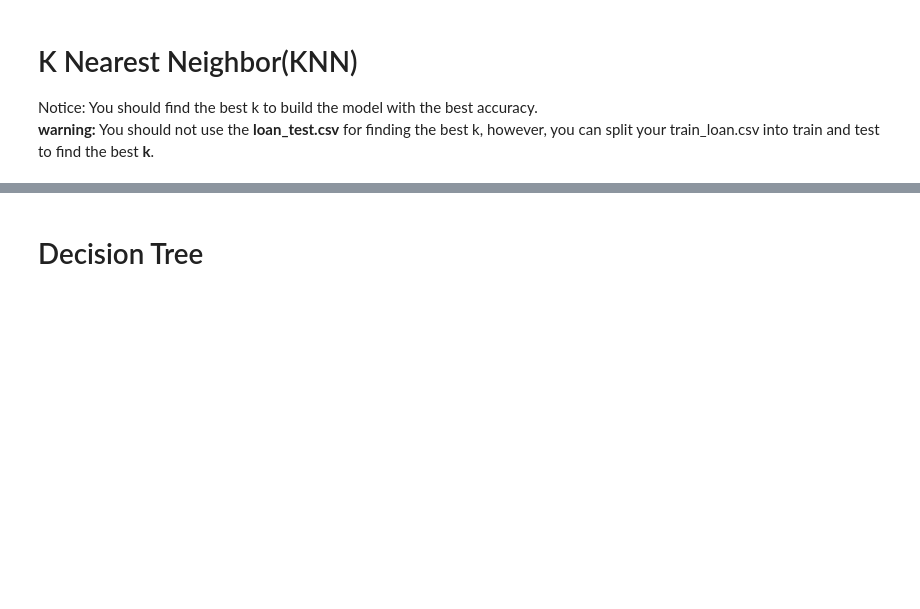
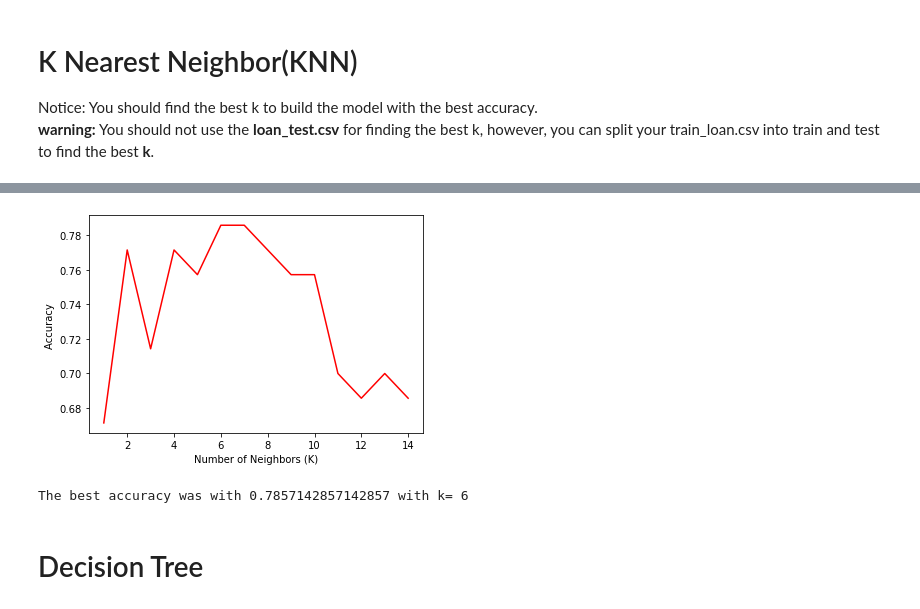
Before and after one commit to anicej/capstone-project, a Jupyter notebook: capstone-from-url.ipynb, the cells around one changed output, grey strips where cells are left out. Drawn from its saved outputs; the diff is of its cells as text; code cells hidden in the pictures; blank space fills up the shorter version.

```diff
--- a/capstone-from-url.ipynb
+++ b/capstone-from-url.ipynb
@@ -195,11 +323,15 @@ mean_acc
 # %%
 plt.plot(range(1,K),mean_acc,'r')
 # plt.fill_between(range(1,K),mean_acc - 1 * std_acc,mean_acc + 1 * std_acc, alpha=0.10)
 plt.ylabel('Accuracy ')
 plt.xlabel('Number of Neighbors (K)')
 # plt.tight_layout()
 plt.show()
 print( "The best accuracy was with", mean_acc.max(), "with k=", mean_acc.argmax()+1)
+knnModel = KNeighborsClassifier(n_neighbors = mean_acc.argmax()+1).fit(X_train,y_train)
+# %% [output]
+[figure, added]
+The best accuracy was with 0.7857142857142857 with k= 6
 # %% [markdown]
 # Decision Tree
 # %%
```
Also changed, not shown: parts of 28 cells of this notebook.
